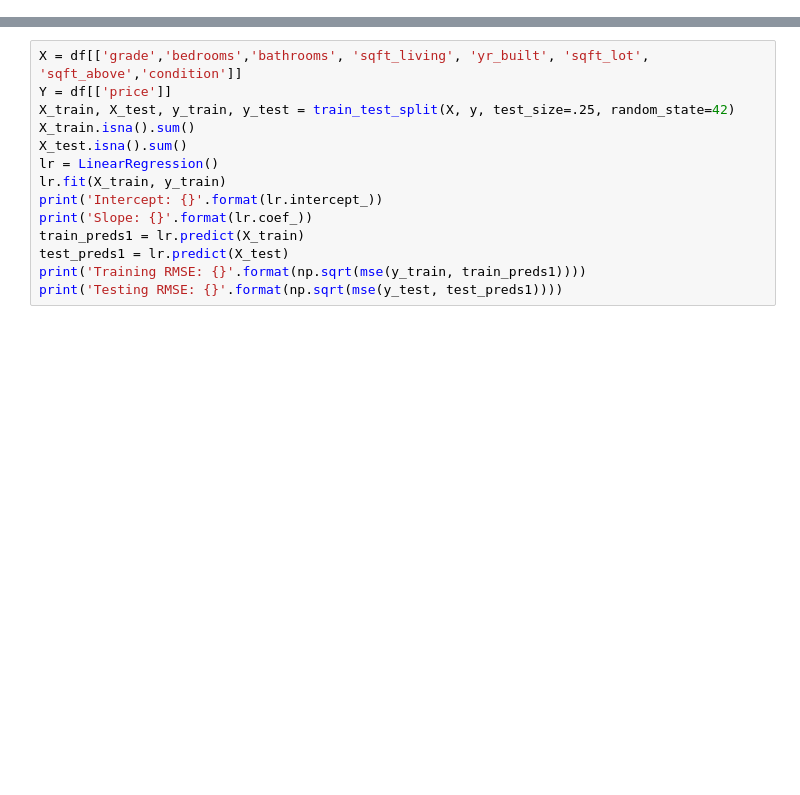
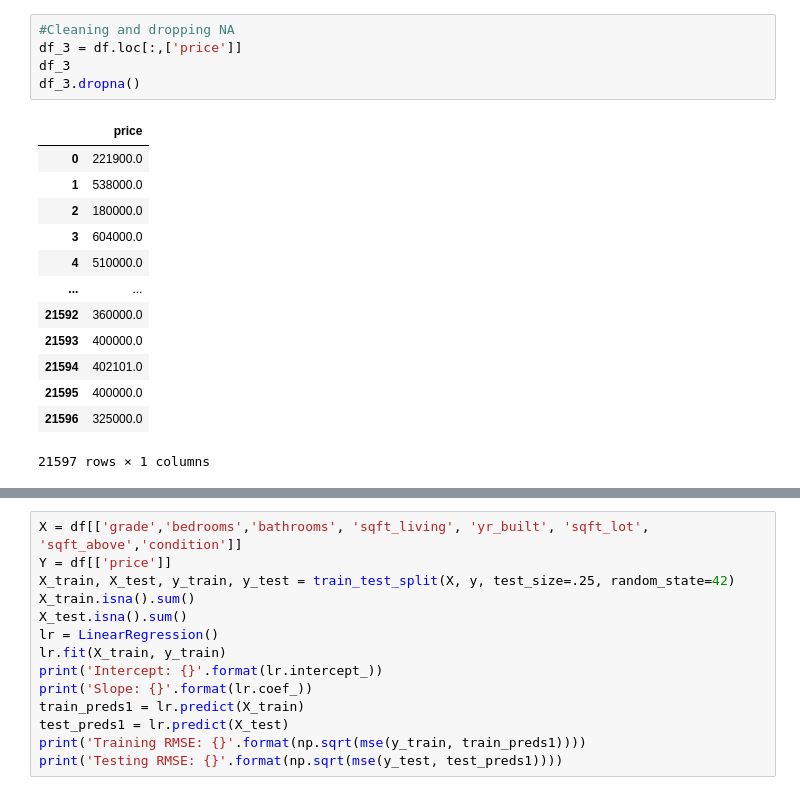
Before and after one commit to john-c-simmons/bsc-phase-two-project, a Jupyter notebook: notebooks/exploratory/charlie/charliesnotebook.ipynb, the cells around one changed output, grey strips where cells are left out. Cells and saved outputs as stored; diff of their text form; blank space fills up the shorter version.

```diff
--- a/notebooks/exploratory/charlie/charliesnotebook.ipynb
+++ b/notebooks/exploratory/charlie/charliesnotebook.ipynb
@@ -196,0 +49,19 @@ lr.score(house_feats, house_target)
+# %%
+#Cleaning and dropping NA
+df_3 = df.loc[:,['price']]
+df_3
+df_3.dropna()
+# %% [output]
+|  | price |
+| 0 | 221900.0 |
+| 1 | 538000.0 |
+| 2 | 180000.0 |
+| 3 | 604000.0 |
+| 4 | 510000.0 |
+| ... | ... |
+| 21592 | 360000.0 |
+| 21593 | 400000.0 |
+| 21594 | 402101.0 |
+| 21595 | 400000.0 |
+| 21596 | 325000.0 |
+21597 rows × 1 columns
```
Also changed, not shown: parts of 59 cells of this notebook, 1 other file.
